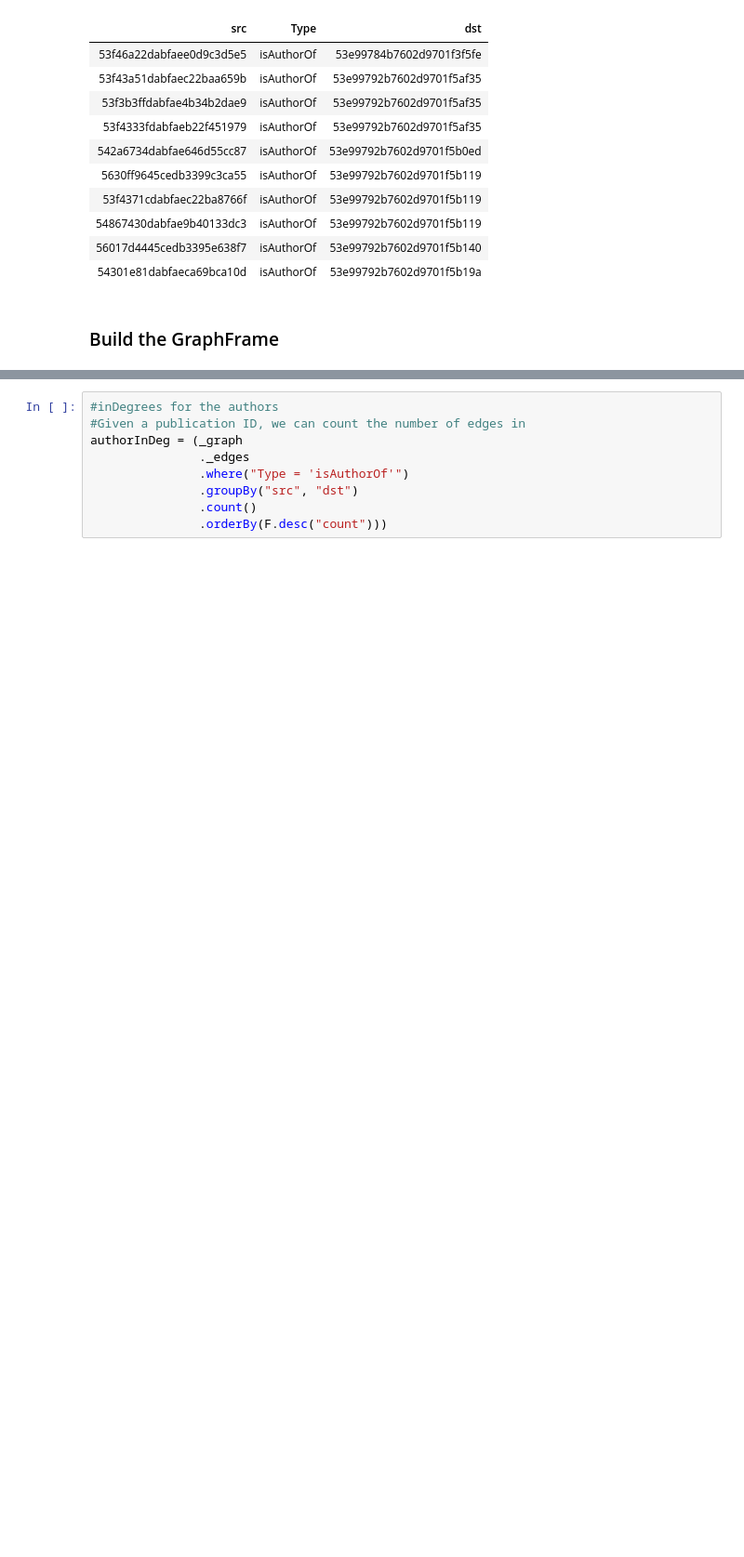
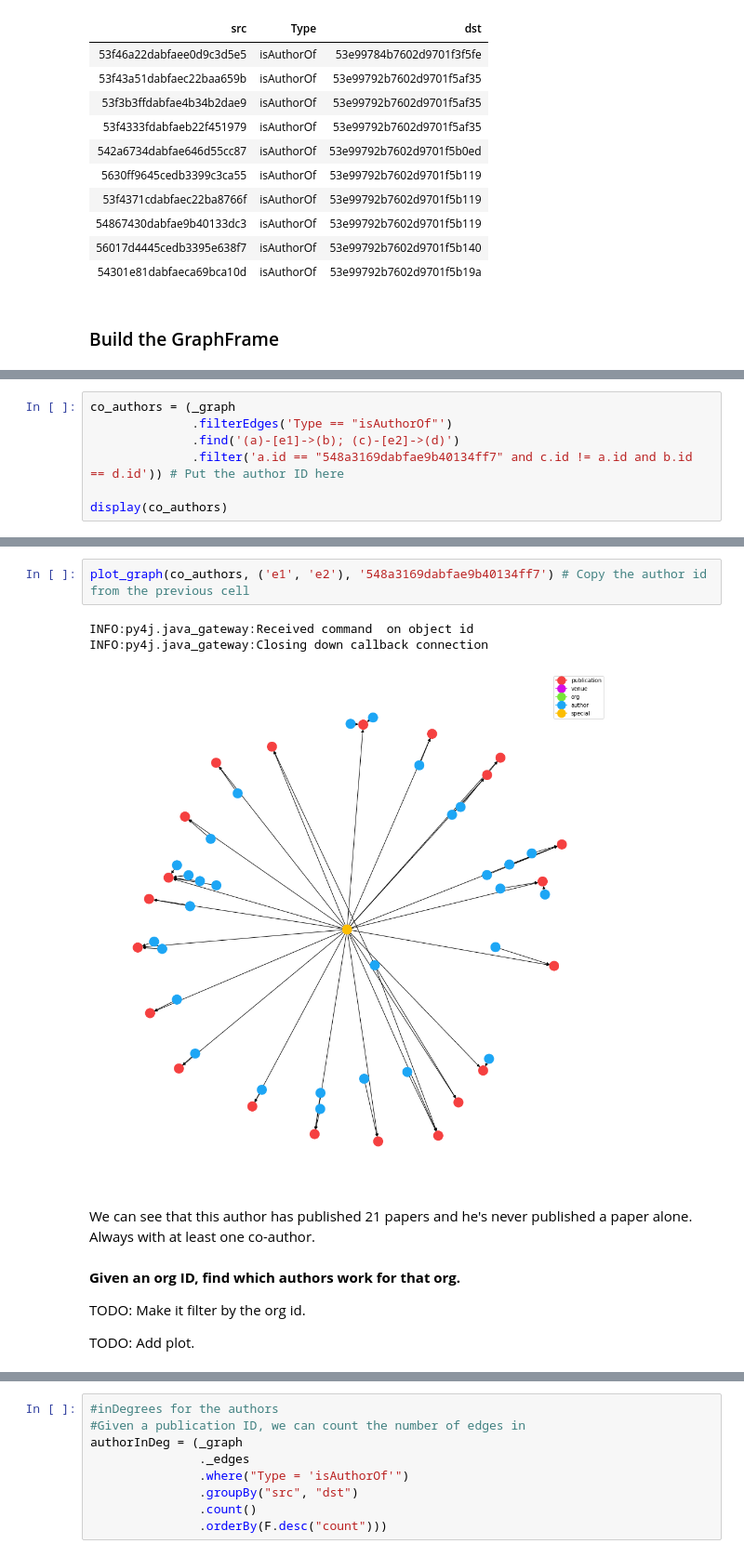
Before and after one commit to Martin-Msb/bdm-project-2, a Jupyter notebook: Knowledge Graph.ipynb, the cells around one changed output, grey strips where cells are left out. Shown at 93% size. Saved outputs shown, nothing was run; the diff lists cells and outputs as text; blank space fills up the shorter version.

```diff
--- a/Knowledge Graph.ipynb
+++ b/Knowledge Graph.ipynb
@@ -370,0 +259,7 @@ connected components - M
+# %%
+co_authors = (_graph
+              .filterEdges('Type == "isAuthorOf"')
+              .find('(a)-[e1]->(b); (c)-[e2]->(d)')
+              .filter('a.id == "548a3169dabfae9b40134ff7" and c.id != a.id and b.id == d.id')) # Put the author ID here
+
+display(co_authors)
@@ -370,0 +284,14 @@ connected components - M
+# %%
+plot_graph(co_authors, ('e1', 'e2'), '548a3169dabfae9b40134ff7') # Copy the author id from the previous cell
+# %% [output]
+INFO:py4j.java_gateway:Received command  on object id
+INFO:py4j.java_gateway:Closing down callback connection
+[figure, added]
+# %% [markdown]
+We can see that this author has published 21 papers and he's never published a paper alone. Always with at least one co-author.
+# %% [markdown]
+**Given an org ID, find which authors work for that org.**
+
+TODO: Make it filter by the org id.
+
+TODO: Add plot.
```
Also changed, not shown: parts of 76 cells of this notebook.
